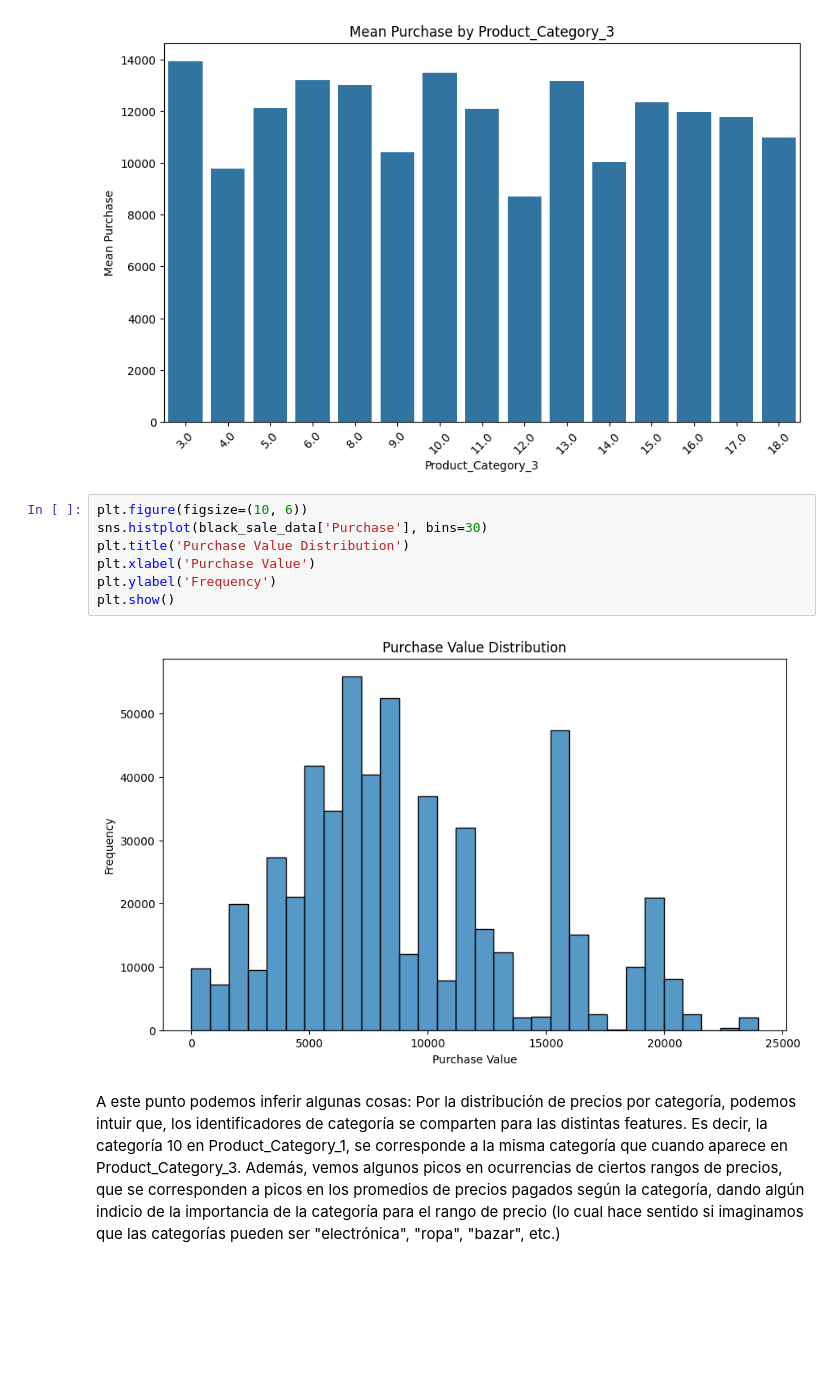
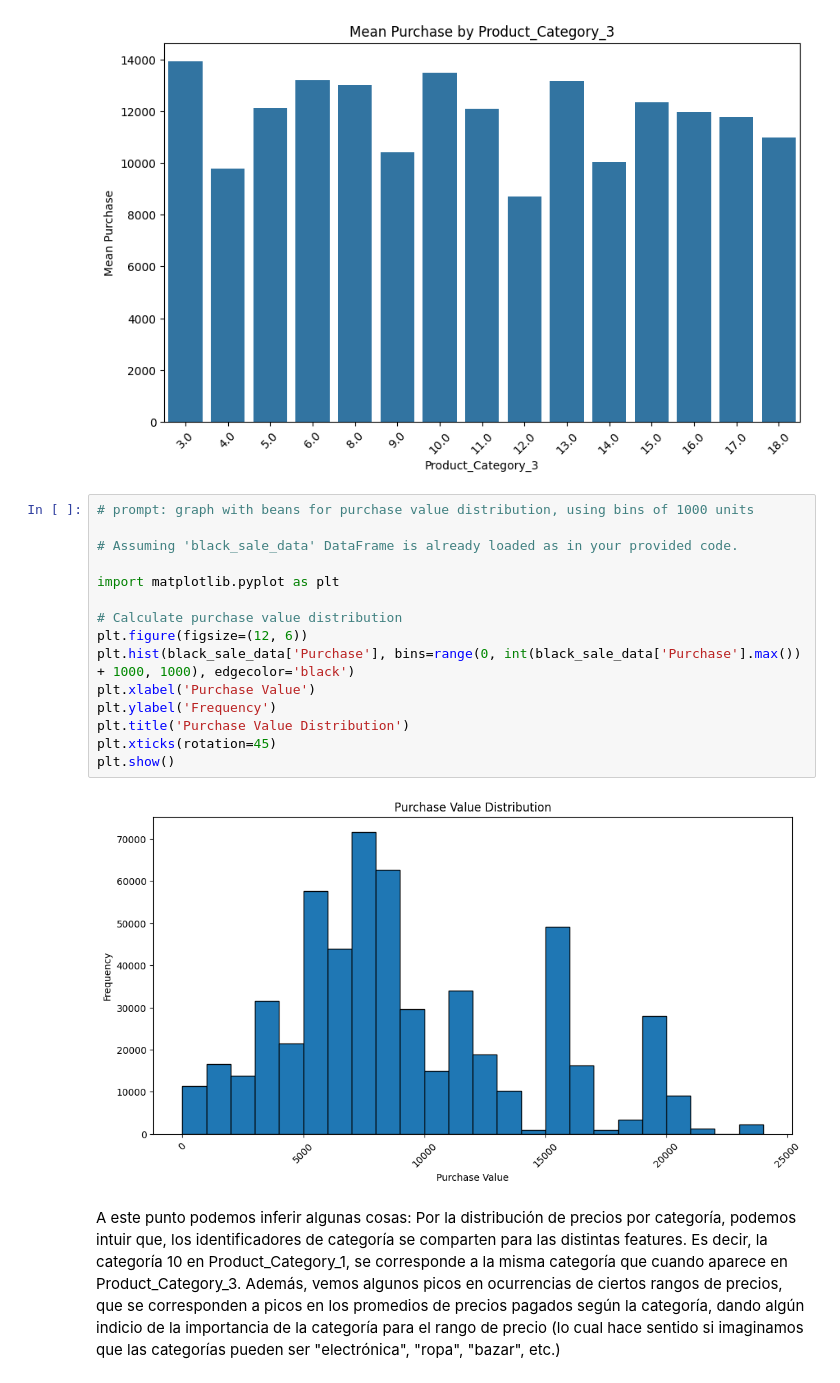
Before and after one commit to claudiobarril/aprendizaje_profundo, a Jupyter notebook: Deep_Learning_TP_Cohorte_17_5B2024.ipynb, the cells around one changed output. Drawn from its saved outputs; the diff is of its cells as text; blank space fills up the shorter version.

```diff
--- a/Deep_Learning_TP_Cohorte_17_5B2024.ipynb
+++ b/Deep_Learning_TP_Cohorte_17_5B2024.ipynb
@@ -295,15 +295,23 @@ for feature in features:
 [figure]
 [figure]
 [figure]
-# %%
-plt.figure(figsize=(10, 6))
-sns.histplot(black_sale_data['Purchase'], bins=30)
-plt.title('Purchase Value Distribution')
-plt.xlabel('Purchase Value')
-plt.ylabel('Frequency')
-plt.show()
-# %% [output]
-[figure, removed]
+# %%
+# prompt: graph with beans for purchase value distribution, using bins of 1000 units
+
+# Assuming 'black_sale_data' DataFrame is already loaded as in your provided code.
+
+import matplotlib.pyplot as plt
+
+# Calculate purchase value distribution
+plt.figure(figsize=(12, 6))
+plt.hist(black_sale_data['Purchase'], bins=range(0, int(black_sale_data['Purchase'].max()) + 1000, 1000), edgecolor='black')
+plt.xlabel('Purchase Value')
+plt.ylabel('Frequency')
+plt.title('Purchase Value Distribution')
+plt.xticks(rotation=45)
+plt.show()
+# %% [output]
+[figure, added]
 # %% [markdown]
 A este punto podemos inferir algunas cosas: Por la distribución de precios por categoría, podemos intuir que, los identificadores de categoría se comparten para las distintas features. Es decir, la categoría 10 en Product_Category_1, se corresponde a la misma categoría que cuando aparece en Product_Category_3. Además, vemos algunos picos en ocurrencias de ciertos rangos de precios, que se corresponden a picos en los promedios de precios pagados según la categoría, dando algún indicio de la importancia de la categoría para el rango de precio (lo cual hace sentido si imaginamos que las categorías pueden ser "electrónica", "ropa", "bazar", etc.)
 # %% [markdown]
```
Also changed, not shown: parts of 21 cells of this notebook.
